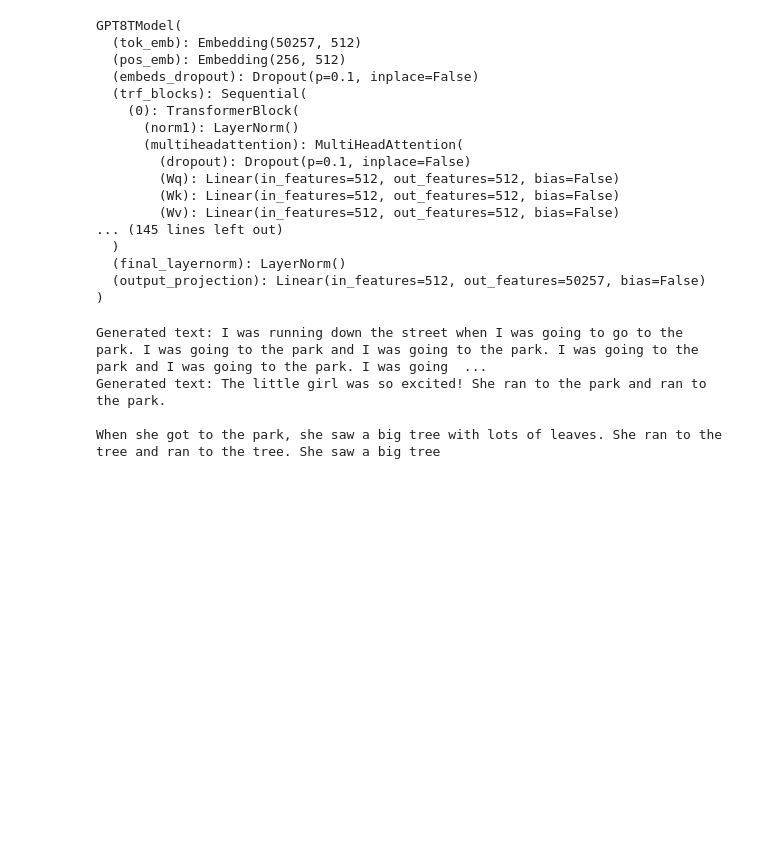
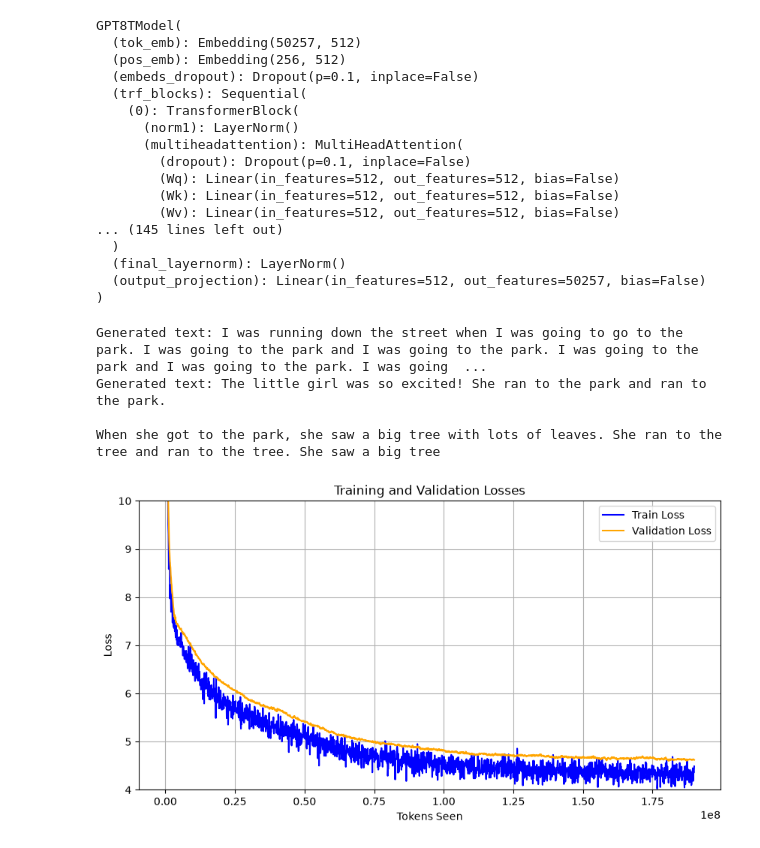
Before and after one commit to Omar-oymk/one-gpu-gpt, a Jupyter notebook: V0/notebooks/model_evaluation_pretraining.ipynb, the cells around one changed output. Saved outputs shown, nothing was run; the diff lists cells and outputs as text; code cells hidden in the pictures; blank space fills up the shorter version.

Commit message:
added an model evaluation notebook

```diff
--- a/V0/notebooks/model_evaluation_pretraining.ipynb
+++ b/V0/notebooks/model_evaluation_pretraining.ipynb
@@ -80,3 +85,20 @@ When she got to the park, she saw a big tree with lots of leaves. She ran to the
 # well as we can see the outputs are kinda not that bad for a 60Mill param model
 # + we had lots of limitations that brought the model back in terms of training that we will cover later along the way
 # for now lets plot the train losses and val losses
+# %%
+# we now plot the train and val losses to see how the model performed during training
+
+plt.figure(figsize=(10, 5))
+plt.plot(all_tokens_seen, train_losses, label='Train Loss', color='blue')
+plt.plot(all_tokens_seen, val_losses, label='Validation Loss', color='orange')
+plt.xlabel('Tokens Seen')
+plt.ylabel('Loss')
+plt.title('Training and Validation Losses')
+
+plt.ylim(4, 10)
+
+plt.legend()
+plt.grid()
+plt.show()
+# %% [output]
+[figure, added]
```
Also changed, not shown: parts of 10 cells of this notebook.
